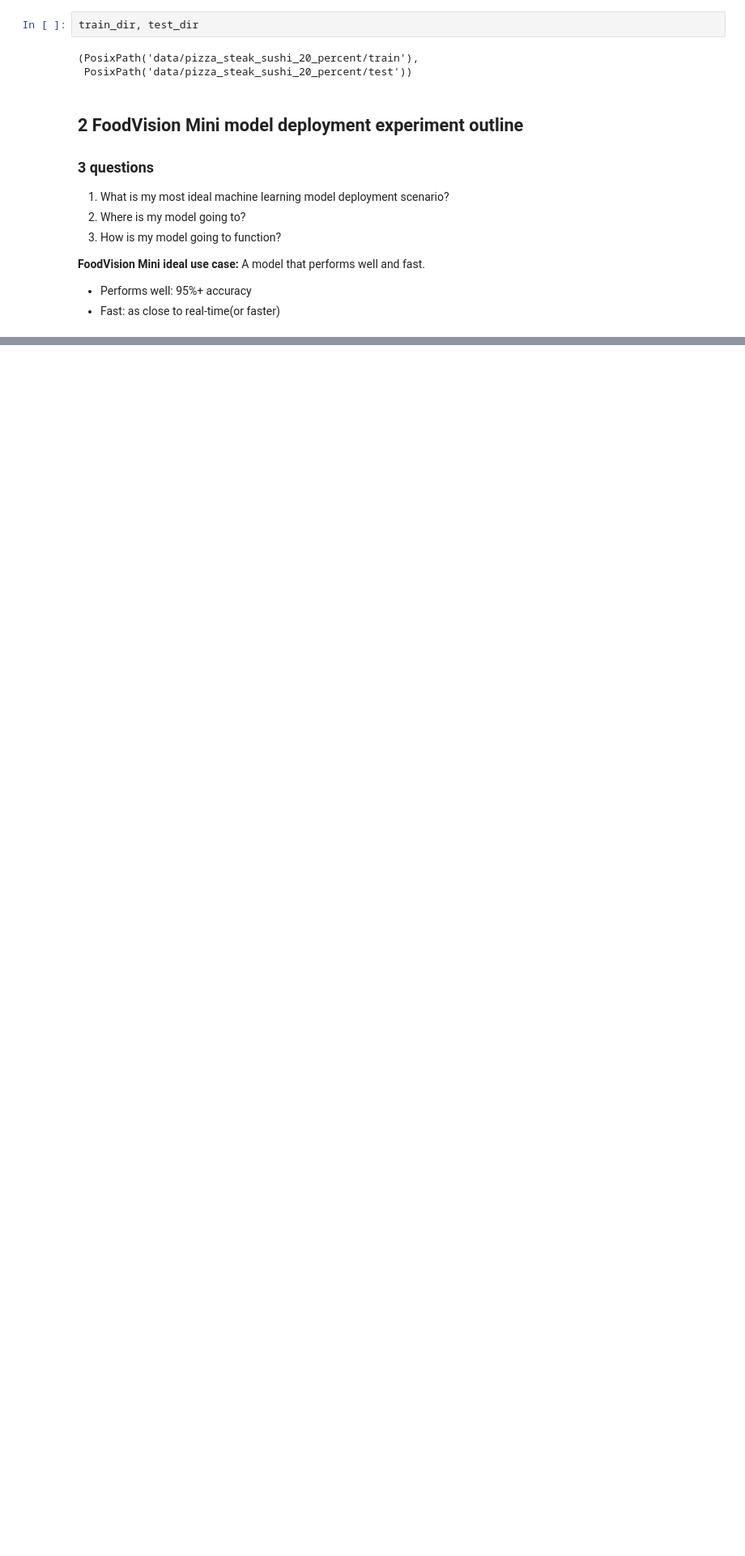
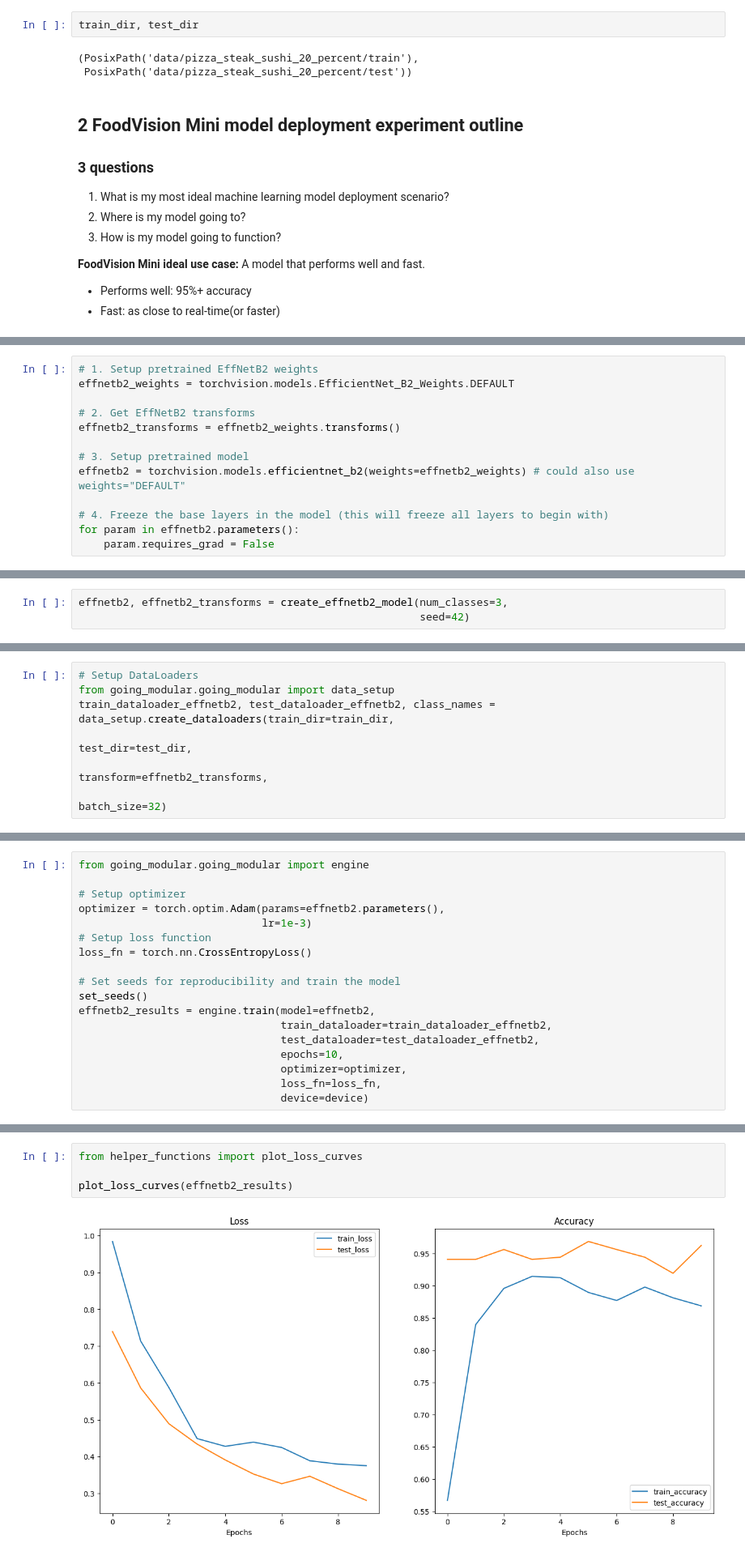
Before and after one commit to nabinyd/60-Days-of-learning, a Jupyter notebook: 09_pytorch_model_deploy.ipynb, the cells around one changed output, grey strips where cells are left out. Shown: that part at 81% size. Drawn from its saved outputs; the diff is of its cells as text; blank space fills up the shorter version.

```diff
--- a/09_pytorch_model_deploy.ipynb
+++ b/09_pytorch_model_deploy.ipynb
@@ -94,0 +101,13 @@ train_dir, test_dir
+# %%
+# 1. Setup pretrained EffNetB2 weights
+effnetb2_weights = torchvision.models.EfficientNet_B2_Weights.DEFAULT
+
+# 2. Get EffNetB2 transforms
+effnetb2_transforms = effnetb2_weights.transforms()
+
+# 3. Setup pretrained model
+effnetb2 = torchvision.models.efficientnet_b2(weights=effnetb2_weights) # could also use weights="DEFAULT"
+
+# 4. Freeze the base layers in the model (this will freeze all layers to begin with)
+for param in effnetb2.parameters():
+    param.requires_grad = False
@@ -94,0 +189,3 @@ train_dir, test_dir
+# %%
+effnetb2, effnetb2_transforms = create_effnetb2_model(num_classes=3,
+                                                      seed=42)
@@ -94,0 +213,7 @@ train_dir, test_dir
+# %%
+# Setup DataLoaders
+from going_modular.going_modular import data_setup
+train_dataloader_effnetb2, test_dataloader_effnetb2, class_names = data_setup.create_dataloaders(train_dir=train_dir,
+                                                                                                 test_dir=test_dir,
+                                                                                                 transform=effnetb2_transforms,
+                                                                                                 batch_size=32)
@@ -94,0 +226,18 @@ train_dir, test_dir
+# %%
+from going_modular.going_modular import engine
+
+# Setup optimizer
+optimizer = torch.optim.Adam(params=effnetb2.parameters(),
+                             lr=1e-3)
+# Setup loss function
+loss_fn = torch.nn.CrossEntropyLoss()
+
+# Set seeds for reproducibility and train the model
+set_seeds()
+effnetb2_results = engine.train(model=effnetb2,
+                                train_dataloader=train_dataloader_effnetb2,
+                                test_dataloader=test_dataloader_effnetb2,
+                                epochs=10,
+                                optimizer=optimizer,
+                                loss_fn=loss_fn,
+                                device=device)
@@ -94,0 +258,6 @@ train_dir, test_dir
+# %%
+from helper_functions import plot_loss_curves
+
+plot_loss_curves(effnetb2_results)
+# %% [output]
+[figure, added]
```
Also changed, not shown: parts of 22 cells of this notebook.
